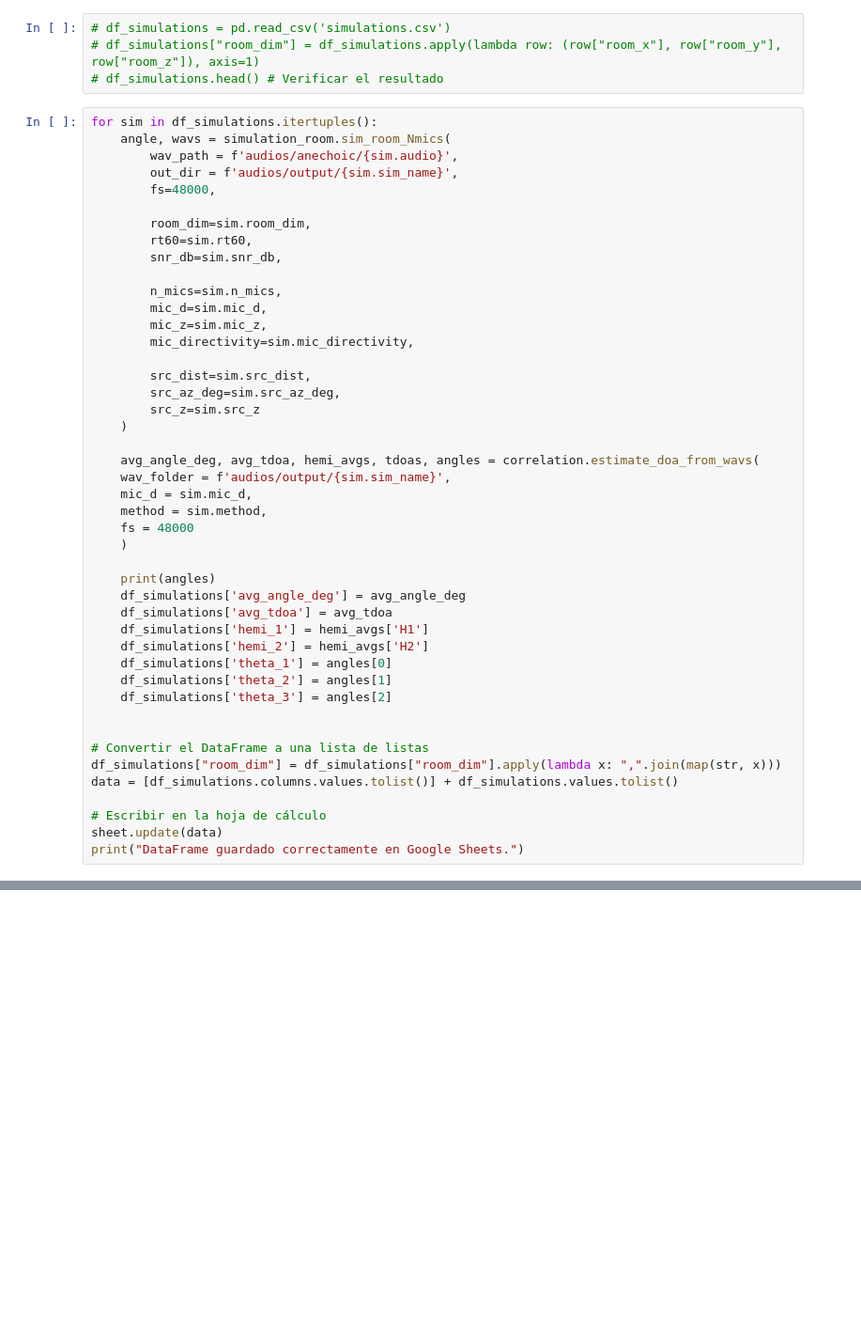
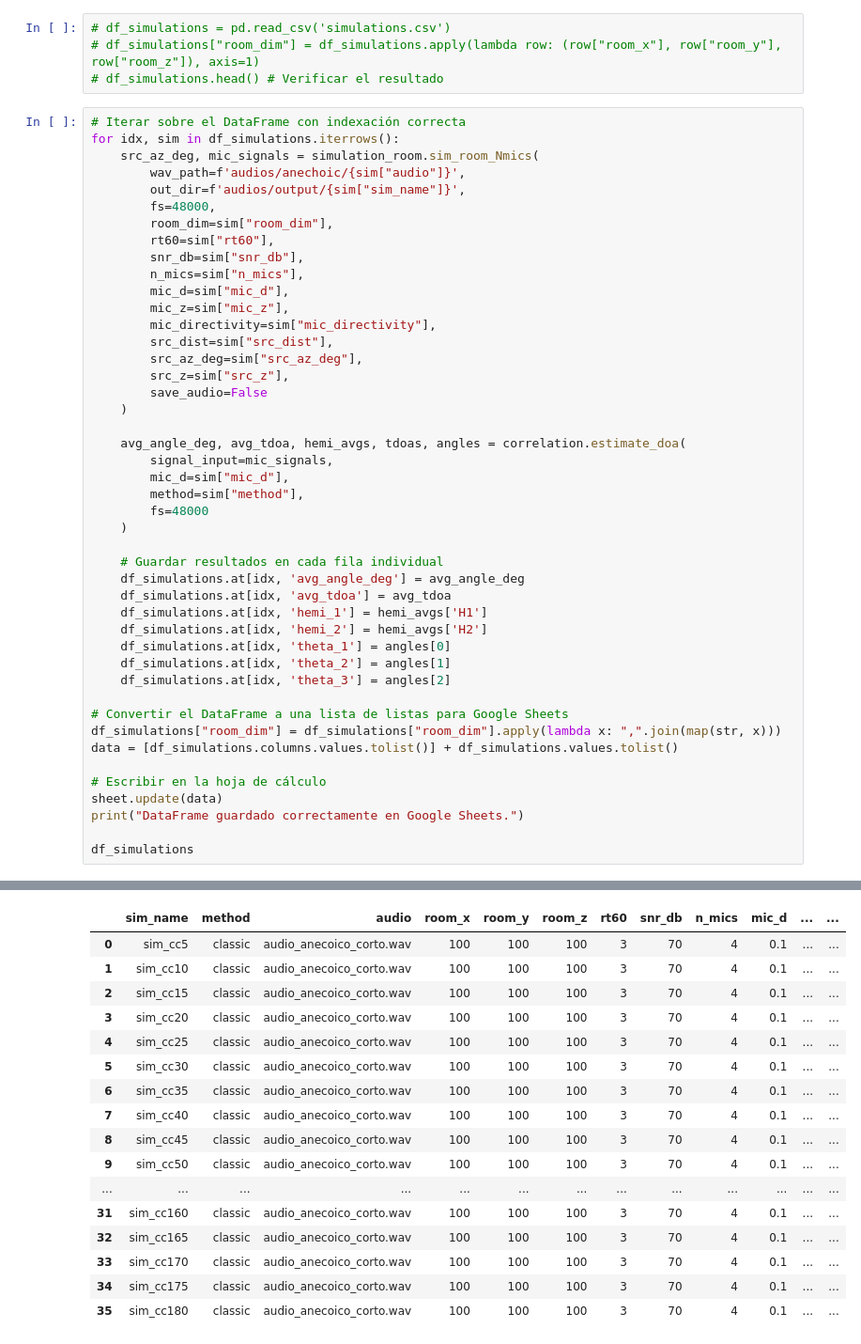
Before and after one commit to electronicos-anonimos/tp_dsp_tdoa, a Jupyter notebook: tdoa_funcional.ipynb, the cells around one changed output, grey strips where cells are left out. Shown at 94% size. Cells and saved outputs as stored; diff of their text form; blank space fills up the shorter version.

```diff
--- a/tdoa_funcional.ipynb
+++ b/tdoa_funcional.ipynb
@@ -31,48 +35,48 @@ df_simulations.head() # Verificar el resultado
 # df_simulations["room_dim"] = df_simulations.apply(lambda row: (row["room_x"], row["room_y"], row["room_z"]), axis=1)
 # df_simulations.head() # Verificar el resultado
 # %%
-for sim in df_simulations.itertuples():
-    angle, wavs = simulation_room.sim_room_Nmics(
-        wav_path = f'audios/anechoic/{sim.audio}',
-        out_dir = f'audios/output/{sim.sim_name}',
+# Iterar sobre el DataFrame con indexación correcta
+for idx, sim in df_simulations.iterrows():
+    src_az_deg, mic_signals = simulation_room.sim_room_Nmics(
+        wav_path=f'audios/anechoic/{sim["audio"]}',
+        out_dir=f'audios/output/{sim["sim_name"]}',
         fs=48000,
-
-        room_dim=sim.room_dim,
-        rt60=sim.rt60,
-        snr_db=sim.snr_db,
-
-        n_mics=sim.n_mics,
-        mic_d=sim.mic_d,
-        mic_z=sim.mic_z,
-        mic_directivity=sim.mic_directivity,
-
-        src_dist=sim.src_dist,
-        src_az_deg=sim.src_az_deg,
-        src_z=sim.src_z
+        room_dim=sim["room_dim"],
+        rt60=sim["rt60"],
+        snr_db=sim["snr_db"],
+        n_mics=sim["n_mics"],
+        mic_d=sim["mic_d"],
+        mic_z=sim["mic_z"],
+        mic_directivity=sim["mic_directivity"],
+        src_dist=sim["src_dist"],
+        src_az_deg=sim["src_az_deg"],
+        src_z=sim["src_z"],
+        save_audio=False
     )
 
-    avg_angle_deg, avg_tdoa, hemi_avgs, tdoas, angles = correlation.estimate_doa_from_wavs(
-    wav_folder = f'audios/output/{sim.sim_name}',
-    mic_d = sim.mic_d,
-    method = sim.method,
-    fs = 48000
+    avg_angle_deg, avg_tdoa, hemi_avgs, tdoas, angles = correlation.estimate_doa(
+        signal_input=mic_signals,
+        mic_d=sim["mic_d"],
+        method=sim["method"],
+        fs=48000
     )
 
-    print(angles)
-    df_simulations['avg_angle_deg'] = avg_angle_deg
-    df_simulations['avg_tdoa'] = avg_tdoa
-    df_simulations['hemi_1'] = hemi_avgs['H1']
-    df_simulations['hemi_2'] = hemi_avgs['H2']
-    df_simulations['theta_1'] = angles[0]
-    df_simulations['theta_2'] = angles[1]
-    df_simulations['theta_3'] = angles[2]
+    # Guardar resultados en cada fila individual
+    df_simulations.at[idx, 'avg_angle_deg'] = avg_angle_deg
+    df_simulations.at[idx, 'avg_tdoa'] = avg_tdoa
+    df_simulations.at[idx, 'hemi_1'] = hemi_avgs['H1']
+    df_simulations.at[idx, 'hemi_2'] = hemi_avgs['H2']
+    df_simulations.at[idx, 'theta_1'] = angles[0]
+    df_simulations.at[idx, 'theta_2'] = angles[1]
+    df_simulations.at[idx, 'theta_3'] = angles[2]
 
-
-# Convertir el DataFrame a una lista de listas
+# Convertir el DataFrame a una lista de listas para Google Sheets
 df_simulations["room_dim"] = df_simulations["room_dim"].apply(lambda x: ",".join(map(str, x)))
 data = [df_simulations.columns.values.tolist()] + df_simulations.values.tolist()
 
 # Escribir en la hoja de cálculo
 sheet.update(data)
 print("DataFrame guardado correctamente en Google Sheets.")
+
+df_simulations
 # %% [output]
@@ -88 +99,18 @@ H2: Promedio = 201.73°
 DataFrame guardado correctamente en Google Sheets.
+|  | sim_name | method | audio | room_x | room_y | room_z | rt60 | snr_db | n_mics | mic_d | ... | ... |
+| 0 | sim_cc5 | classic | audio_anecoico_corto.wav | 100 | 100 | 100 | 3 | 70 | 4 | 0.1 | ... | ... |
+| 1 | sim_cc10 | classic | audio_anecoico_corto.wav | 100 | 100 | 100 | 3 | 70 | 4 | 0.1 | ... | ... |
+| 2 | sim_cc15 | classic | audio_anecoico_corto.wav | 100 | 100 | 100 | 3 | 70 | 4 | 0.1 | ... | ... |
+| 3 | sim_cc20 | classic | audio_anecoico_corto.wav | 100 | 100 | 100 | 3 | 70 | 4 | 0.1 | ... | ... |
+| 4 | sim_cc25 | classic | audio_anecoico_corto.wav | 100 | 100 | 100 | 3 | 70 | 4 | 0.1 | ... | ... |
+| 5 | sim_cc30 | classic | audio_anecoico_corto.wav | 100 | 100 | 100 | 3 | 70 | 4 | 0.1 | ... | ... |
+| 6 | sim_cc35 | classic | audio_anecoico_corto.wav | 100 | 100 | 100 | 3 | 70 | 4 | 0.1 | ... | ... |
+| 7 | sim_cc40 | classic | audio_anecoico_corto.wav | 100 | 100 | 100 | 3 | 70 | 4 | 0.1 | ... | ... |
+| 8 | sim_cc45 | classic | audio_anecoico_corto.wav | 100 | 100 | 100 | 3 | 70 | 4 | 0.1 | ... | ... |
+| 9 | sim_cc50 | classic | audio_anecoico_corto.wav | 100 | 100 | 100 | 3 | 70 | 4 | 0.1 | ... | ... |
+| ... | ... | ... | ... | ... | ... | ... | ... | ... | ... | ... | ... | ... |
+| 31 | sim_cc160 | classic | audio_anecoico_corto.wav | 100 | 100 | 100 | 3 | 70 | 4 | 0.1 | ... | ... |
+| 32 | sim_cc165 | classic | audio_anecoico_corto.wav | 100 | 100 | 100 | 3 | 70 | 4 | 0.1 | ... | ... |
+| 33 | sim_cc170 | classic | audio_anecoico_corto.wav | 100 | 100 | 100 | 3 | 70 | 4 | 0.1 | ... | ... |
+| 34 | sim_cc175 | classic | audio_anecoico_corto.wav | 100 | 100 | 100 | 3 | 70 | 4 | 0.1 | ... | ... |
+| 35 | sim_cc180 | classic | audio_anecoico_corto.wav | 100 | 100 | 100 | 3 | 70 | 4 | 0.1 | ... | ... |
```
Also changed, not shown: parts of 2 cells of this notebook, 14 other files.
